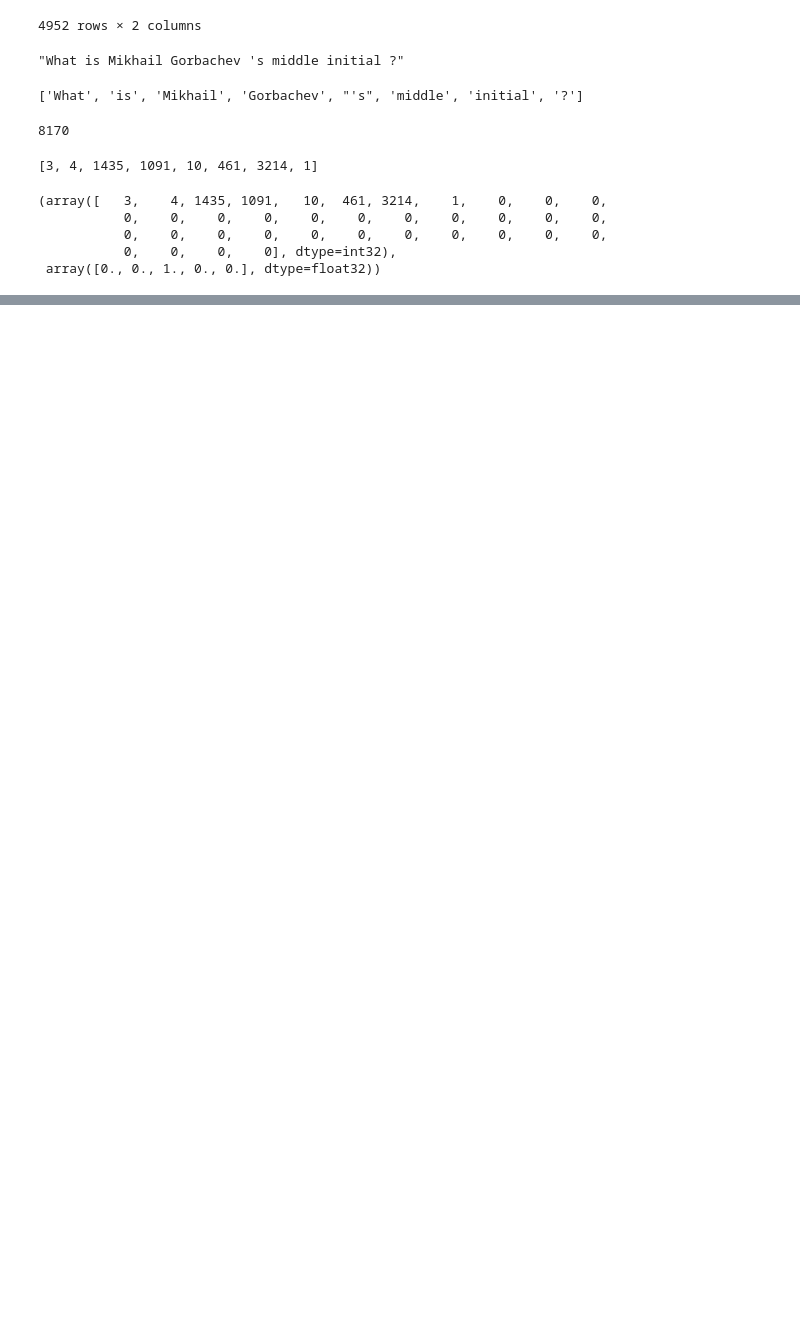
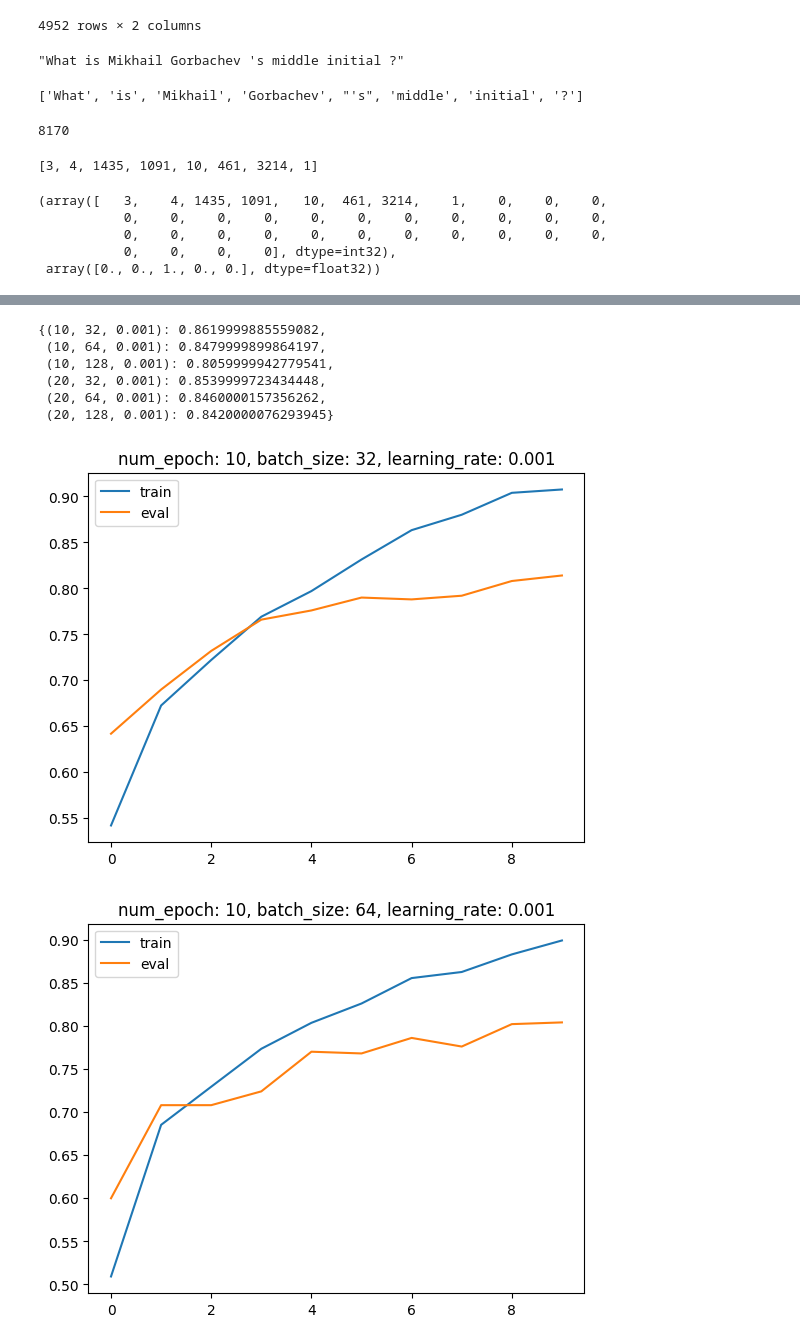
Before and after one commit to IngaleOmkar/CZ4045-NLP, a Jupyter notebook: Q2/Q2_new.ipynb, the cells around one changed output, grey strips where cells are left out. Drawn from its saved outputs; the diff is of its cells as text; code cells hidden in the pictures; blank space fills up the shorter version.

```diff
--- a/Q2/Q2_new.ipynb
+++ b/Q2/Q2_new.ipynb
@@ -142,16 +142,3 @@ for word, i in word_index.items():
         embedding_matrix[i] = embedding_vector
     except KeyError:
         pass
-# %%
-model = Sequential([
-    Embedding(input_dim=vocab_size, output_dim=embedding_dim, input_length=max_len, embeddings_initializer=Constant(embedding_matrix), trainable=False),
-    LSTM(512, return_sequences=True),
-    Dropout(0.2),
-    LSTM(128),
-    Dropout(0.2),
-    Dense(5, activation='softmax')
-])
-
-model.compile(loss='categorical_crossentropy', optimizer='adam', metrics=['accuracy'])
-
-model.summary()
@@ -176,5 +144,0 @@ _________________________________________________________________
-# %%
-num_epochs = 20
-batch_size = 64
-# %%
-model.fit(X_train_padded, y_train, epochs=num_epochs, batch_size=batch_size, validation_data=(X_dev_padded, y_dev))
@@ -234,0 +145,4 @@ array([[0., 0., 0., 0., 1.],
+# %%
+num_epochs = [10, 20]
+batch_sizes = [32, 64, 128]
+learning_rates = [0.001]
@@ -234,0 +298,25 @@ array([[0., 0., 0., 0., 1.],
+# %%
+test_accuracy
+# %% [output]
+{(10, 32, 0.001): 0.8619999885559082,
+ (10, 64, 0.001): 0.8479999899864197,
+ (10, 128, 0.001): 0.8059999942779541,
+ (20, 32, 0.001): 0.8539999723434448,
+ (20, 64, 0.001): 0.8460000157356262,
+ (20, 128, 0.001): 0.8420000076293945}
+# %%
+import matplotlib.pyplot as plt
+
+# Plot the training and eval accuracies for each hyperparameter combination
+for num_epoch in num_epochs:
+    for batch_size in batch_sizes:
+        for learning_rate in learning_rates:
+            accuracy_callback = accuracies[(num_epoch, batch_size, learning_rate)]
+            plt.plot(accuracy_callback.train_accuracies, label='train')
+            plt.plot(accuracy_callback.eval_accuracies, label='eval')
+            plt.title("num_epoch: {}, batch_size: {}, learning_rate: {}".format(num_epoch, batch_size, learning_rate))
+            plt.legend()
+            plt.show()
+# %% [output]
+[figure, added]
+[figure, added]
```
Also changed, not shown: parts of 10 cells of this notebook.
